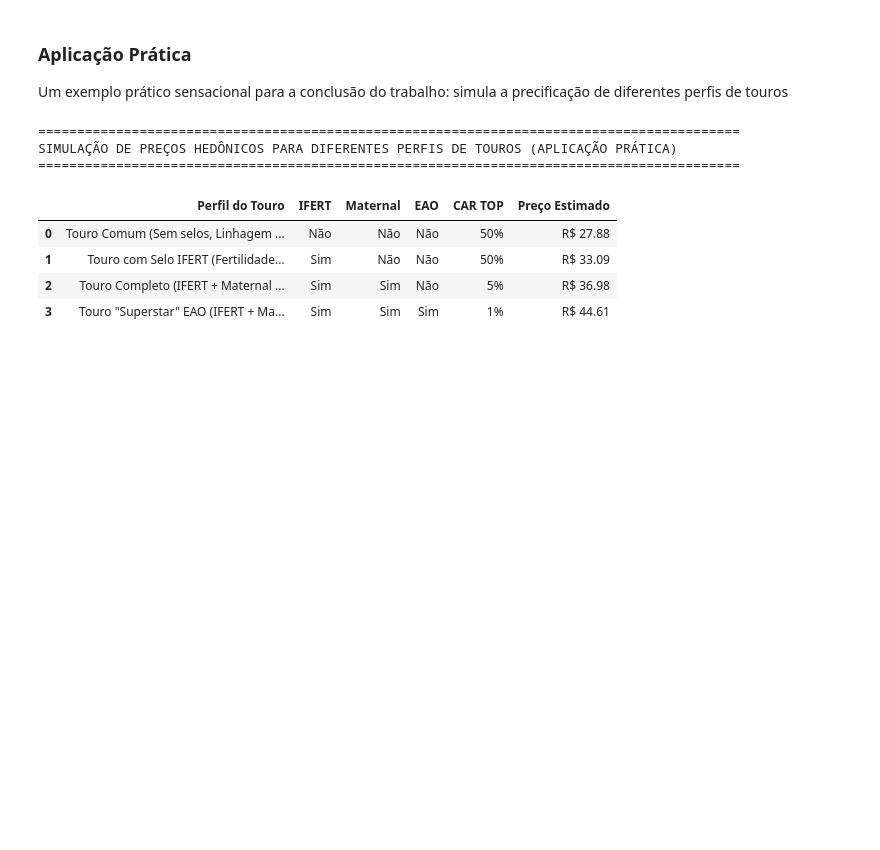
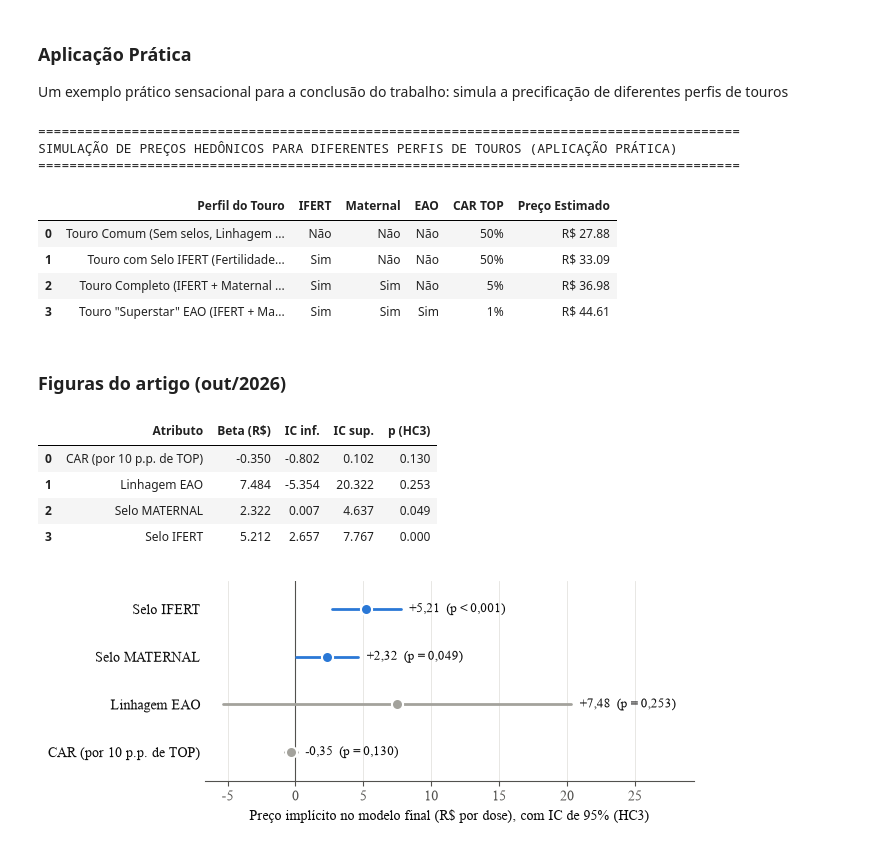
Before and after one commit to Sandro-IFTM/Rafael_Proj04, a Jupyter notebook: 13_multivariada_total.ipynb, the cells around one changed output. Cells and saved outputs as stored; diff of their text form; code cells hidden in the pictures; blank space fills up the shorter version.

```diff
--- a/13_multivariada_total.ipynb
+++ b/13_multivariada_total.ipynb
@@ -652,3 +652,66 @@ SIMULAÇÃO DE PREÇOS HEDÔNICOS PARA DIFERENTES PERFIS DE TOUROS (APLICAÇÃO
 | 1 | Touro com Selo IFERT (Fertilidade... | Sim | Não | Não | 50% | R$ 33.09 |
 | 2 | Touro Completo (IFERT + Maternal ... | Sim | Sim | Não | 5% | R$ 36.98 |
 | 3 | Touro "Superstar" EAO (IFERT + Ma... | Sim | Sim | Sim | 1% | R$ 44.61 |
+# %% [markdown]
+### Figuras do artigo (out/2026)
+# %%
+# Revisão (out/2026): célula nova. Figura do modelo hedônico final para o artigo: preço implícito de cada atributo
+#   (R$ por dose) com intervalo de confiança de 95% pelos erros-padrão robustos HC3. O CAR_TOP é mostrado por 10
+#   pontos percentuais de TOP para ficar na mesma escala de R$ dos atributos binários.
+import os
+import matplotlib as mpl
+import matplotlib.pyplot as plt
+from matplotlib.ticker import FuncFormatter
+
+# Padrão visual das figuras do artigo: fonte do template (Times New Roman), vírgula decimal, eixos discretos,
+#   uma cor de destaque (azul) e cinza para o restante; o título fica só na legenda do artigo.
+AZUL, LARANJA, VERDE_AGUA = '#2a78d6', '#eb6834', '#1baf7a'
+CINZA, TINTA, TINTA_2 = '#a3a29c', '#0b0b0b', '#52514e'
+mpl.rcParams.update({
+    'font.family': 'serif', 'font.serif': ['Times New Roman', 'DejaVu Serif'], 'font.size': 10,
+    'axes.edgecolor': TINTA_2, 'axes.labelcolor': TINTA, 'xtick.color': TINTA_2, 'ytick.color': TINTA,
+    'axes.spines.top': False, 'axes.spines.right': False, 'axes.grid': True, 'axes.grid.axis': 'x',
+    'grid.color': '#e4e3df', 'axes.axisbelow': True, 'grid.linewidth': 0.6, 'savefig.dpi': 300, 'savefig.bbox': 'tight',
+})
+virgula = lambda casas: FuncFormatter(lambda v, _: f'{v:.{casas}f}'.replace('.', ','))
+os.makedirs('Figuras', exist_ok=True)
+
+ic_m3 = m3.conf_int(0.05)
+coef = pd.DataFrame({
+    'Atributo': ['Selo IFERT', 'Selo MATERNAL', 'Linhagem EAO', 'CAR (por 10 p.p. de TOP)'],
+    'Beta (R$)': [m3.params['SELO_IFERT'], m3.params['SELO_MATERNAL'], m3.params['TRONCO_EAO'],
+                  10 * m3.params['CAR_TOP']],
+    'IC inf.': [ic_m3.loc['SELO_IFERT', 0], ic_m3.loc['SELO_MATERNAL', 0], ic_m3.loc['TRONCO_EAO', 0],
+                10 * ic_m3.loc['CAR_TOP', 0]],
+    'IC sup.': [ic_m3.loc['SELO_IFERT', 1], ic_m3.loc['SELO_MATERNAL', 1], ic_m3.loc['TRONCO_EAO', 1],
+                10 * ic_m3.loc['CAR_TOP', 1]],
+    'p (HC3)': [m3.pvalues[v] for v in ('SELO_IFERT', 'SELO_MATERNAL', 'TRONCO_EAO', 'CAR_TOP')],
+}).iloc[::-1].reset_index(drop=True)
+display(coef.round(3))
+
+fig, ax = plt.subplots(figsize=(6.3, 2.6))
+ax.axvline(0, color=TINTA_2, linewidth=0.8)
+for i, r in coef.iterrows():
+    cor = AZUL if r['p (HC3)'] < 0.05 else CINZA
+    ax.plot([r['IC inf.'], r['IC sup.']], [i, i], color=cor, linewidth=2, solid_capstyle='round')
+    ax.plot(r['Beta (R$)'], i, 'o', color=cor, markersize=8, markeredgecolor='white', markeredgewidth=1.5)
+    p_txt = 'p < 0,001' if r['p (HC3)'] < 0.001 else f"p = {r['p (HC3)']:.3f}".replace('.', ',')
+    rotulo = f"{r['Beta (R$)']:+.2f}".replace('.', ',') + f"  ({p_txt})"
+    ax.annotate(rotulo, (r['IC sup.'], i), xytext=(6, 0), textcoords='offset points', va='center', fontsize=9,
+                color=TINTA)
+ax.set_yticks(range(len(coef)), coef['Atributo'])
+ax.set_ylim(-0.6, len(coef) - 0.4)
+ax.set_xlim(right=coef['IC sup.'].max() + 9)
+ax.xaxis.set_major_formatter(virgula(0))
+ax.set_xlabel('Preço implícito no modelo final (R$ por dose), com IC de 95% (HC3)')
+ax.tick_params(axis='y', length=0)
+ax.spines['left'].set_visible(False)
+fig.savefig('Figuras/fig_coeficientes_modelo_final.png')
+plt.show()
+# %% [output]
+|  | Atributo | Beta (R$) | IC inf. | IC sup. | p (HC3) |
+| 0 | CAR (por 10 p.p. de TOP) | -0.350 | -0.802 | 0.102 | 0.130 |
+| 1 | Linhagem EAO | 7.484 | -5.354 | 20.322 | 0.253 |
+| 2 | Selo MATERNAL | 2.322 | 0.007 | 4.637 | 0.049 |
+| 3 | Selo IFERT | 5.212 | 2.657 | 7.767 | 0.000 |
+[figure, added]
```
Also changed, not shown: parts of 2 cells of this notebook, 4 other files.
